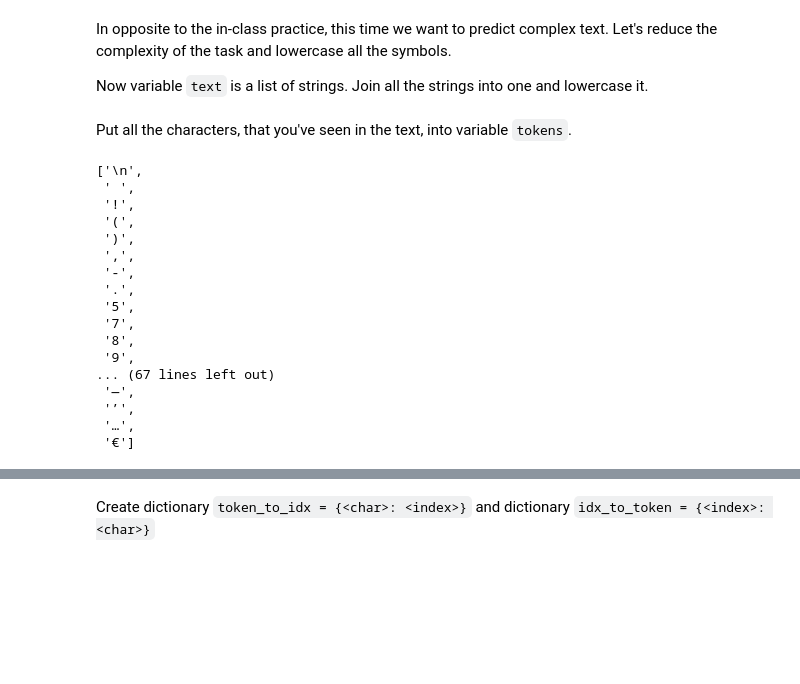
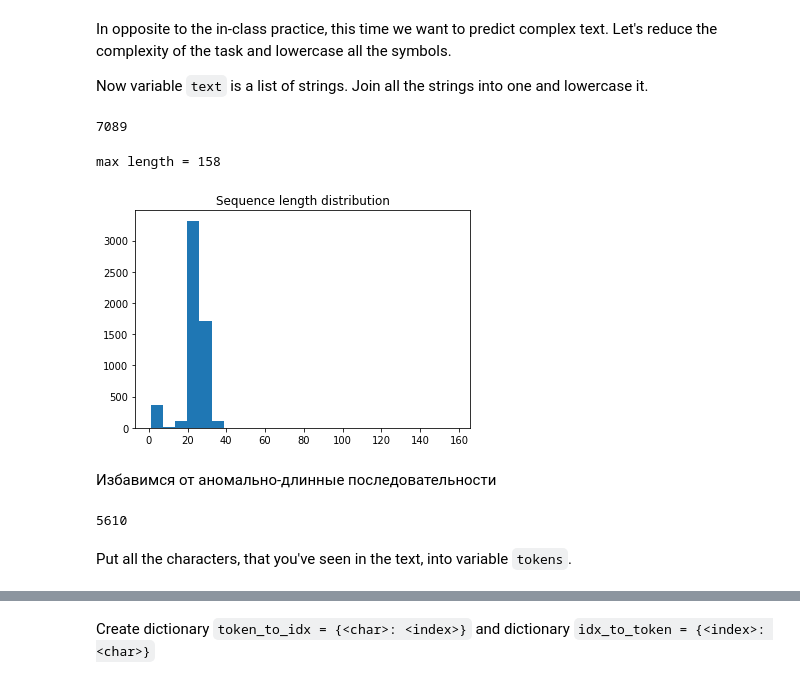
Before and after one commit to NikOrlov/ml_made, a Jupyter notebook: LAB02/Lab2_DL_part3_poetry.ipynb, the cells around one changed output, grey strips where cells are left out. Drawn from its saved outputs; the diff is of its cells as text; code cells hidden in the pictures; blank space fills up the shorter version.

```diff
--- a/LAB02/Lab2_DL_part3_poetry.ipynb
+++ b/LAB02/Lab2_DL_part3_poetry.ipynb
@@ -86,28 +86,30 @@ Now variable `text` is a list of strings. Join all the strings into one and lowe
 # Put result into variable text.
 text = ''.join(text).lower()
 # Your great code here
+# %%
+sentences = text.split('\n')
+print('Total sequences: ', len(sentences))
+# %% [output]
+7089
+# %%
+MAX_LENGTH = max(map(len, sentences))
+print("max length =", MAX_LENGTH)
+
+plt.title('Sequence length distribution')
+plt.hist(list(map(len, sentences)),bins=25);
+# %% [output]
+max length = 158
+[figure, added]
+# %% [markdown]
+Избавимся от аномально-длинные последовательности
+# %%
+MAX_LENGTH = 45
+sentences = [s for s in sentences if 0 < len(s) < 45]
+len(sentences)
+# %% [output]
+5610
 # %% [markdown]
 Put all the characters, that you've seen in the text, into variable `tokens`.
 # %%
 tokens = sorted(set(text))
-# %%
-tokens
-# %% [output]
-['\n',
- ' ',
- '!',
- '(',
- ')',
- ',',
- '-',
- '.',
- '5',
- '7',
- '8',
- '9',
-... (67 lines left out)
- '—',
- '’',
- '…',
- '€']
 # %%
```
Also changed, not shown: parts of 24 cells of this notebook.
